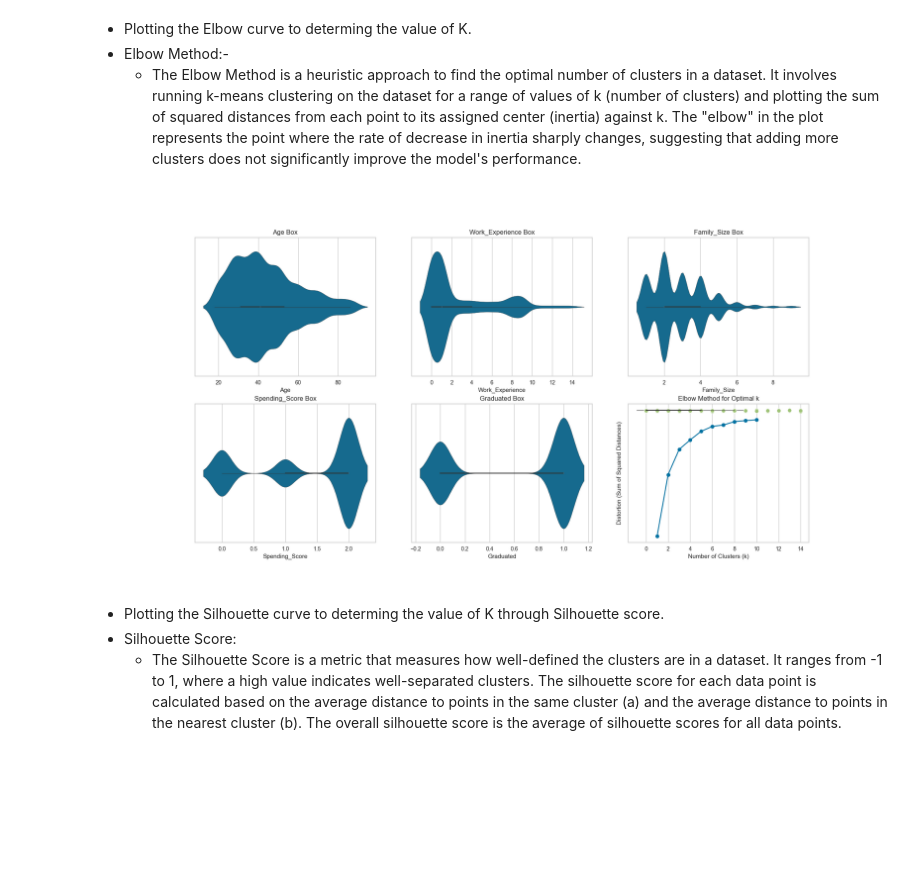
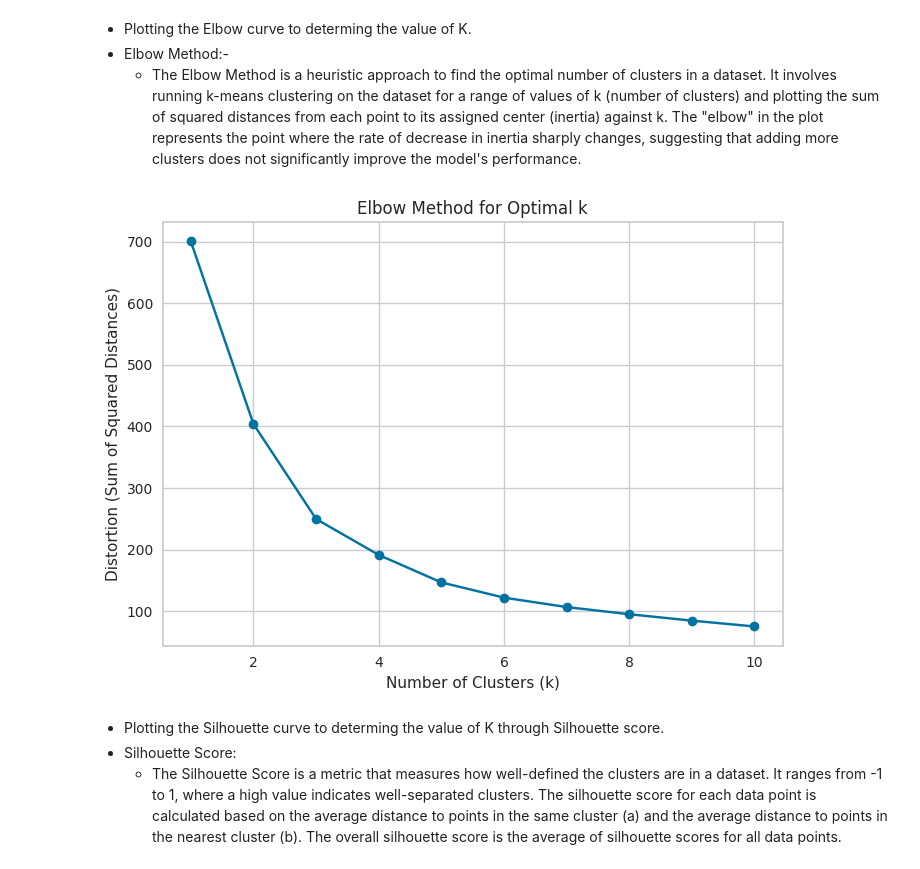
Before and after one commit to Devavrat77/Customer_Segmentation-Kmeans, a Jupyter notebook: customer-segmentation-eda-kmeans.ipynb, the cells around one changed output. Saved outputs shown, nothing was run; the diff lists cells and outputs as text; code cells hidden in the pictures; blank space fills up the shorter version.

Commit message:
Kaggle Notebook | Customer_segmentation|📊EDA |Kmeans | Version 2

```diff
--- a/customer-segmentation-eda-kmeans.ipynb
+++ b/customer-segmentation-eda-kmeans.ipynb
@@ -36,7 +38,7 @@ from yellowbrick.cluster import KElbowVisualizer, SilhouetteVisualizer
 # %% [markdown]
 # Data Loading and Insights
 # %%
-data_dir = "/kaggle/input/cust_segm/Train.csv"
+data_dir = "/kaggle/input/cust-segm-up/Train.csv"
 # %%
 data = pd.read_csv(data_dir)
 # %%
@@ -290,24 +292,24 @@ data.head()
 - Elbow Method:-
   - The Elbow Method is a heuristic approach to find the optimal number of clusters in a dataset. It involves running k-means clustering on the dataset for a range of values of k (number of clusters) and plotting the sum of squared distances from each point to its assigned center (inertia) against k. The "elbow" in the plot represents the point where the rate of decrease in inertia sharply changes, suggesting that adding more clusters does not significantly improve the model's performance.
 # %%
-X1 = data.loc[: , ['Age', 'Profession']].values
+X1 = data.loc[: , ['Age', 'Family_Size']].values
 X1_ = data_copy.loc[: , ['Age', 'Family_Size']].values
 distortions = []
 K_range = range(1, 11)
 
 for k in K_range:
-    kmeans = KMeans(n_clusters=k, random_state=42, n_init='auto')
+    kmeans = KMeans(n_clusters=k, random_state=42, n_init=50)
     kmeans.fit(X1)
     distortions.append(kmeans.inertia_)
 
 # Plot the Elbow curve
 plt.plot(K_range, distortions, marker='o')
 plt.xlabel('Number of Clusters (k)')
 plt.ylabel('Distortion (Sum of Squared Distances)')
 plt.title('Elbow Method for Optimal k')
 plt.show()
 # %% [output]
-[figure, old version]
+[figure, new version]
 # %% [markdown]
 - Plotting the Silhouette curve to determing the value of K through Silhouette score.
 - Silhouette Score:
```
Also changed, not shown: parts of 25 cells of this notebook.
